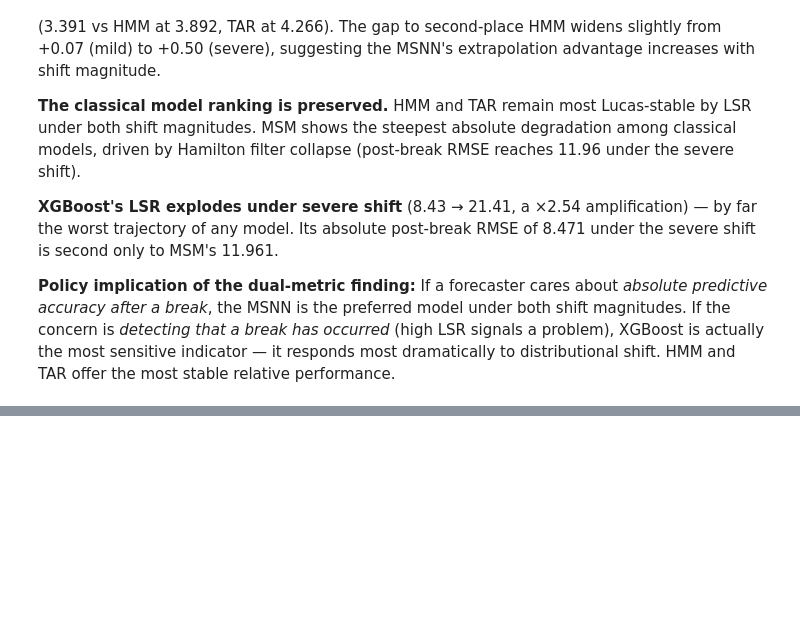
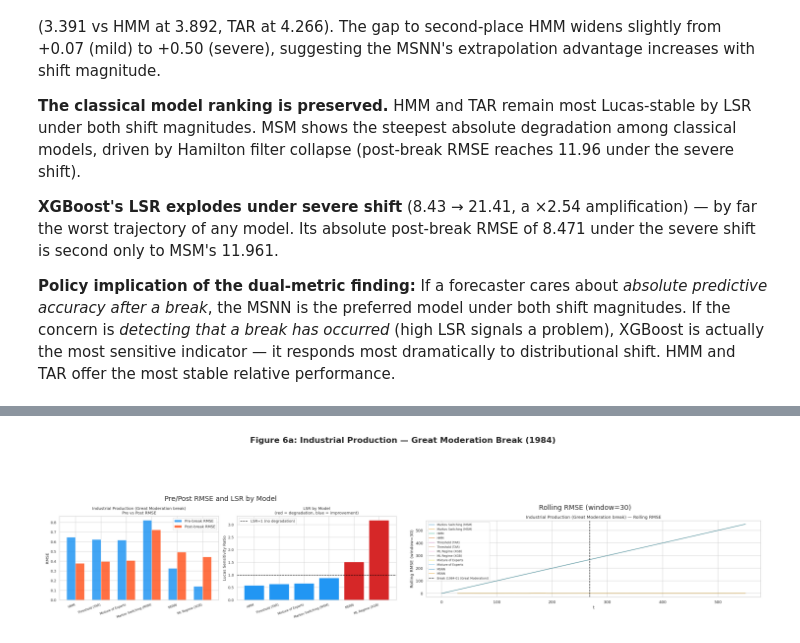
Before and after one commit to claytonbytyci/Lucas-Critique-and-Regimes, a Jupyter notebook: analyses/04_project_report.ipynb, the cells around one changed output, grey strips where cells are left out. Cells and saved outputs as stored; diff of their text form; code cells hidden in the pictures; blank space fills up the shorter version.

```diff
--- a/analyses/04_project_report.ipynb
+++ b/analyses/04_project_report.ipynb
@@ -838,0 +926,16 @@ Several observations stand out:
+# %%
+fig, axes = plt.subplots(1, 2, figsize=(15, 5))
+for ax, fname, title in zip(
+    axes,
+    ['05_indpro_lsr.png', '05_indpro_rolling_rmse.png'],
+    ['Pre/Post RMSE and LSR by Model', 'Rolling RMSE (window=30)'],
+):
+    path = FIGURES_DIR / fname
+    if path.exists():
+        img = mpimg.imread(str(path)); ax.imshow(img)
+    ax.axis('off'); ax.set_title(title, fontsize=10)
+plt.suptitle('Figure 6a: Industrial Production — Great Moderation Break (1984)',
+             fontsize=12, fontweight='bold')
+plt.tight_layout(); plt.show()
+# %% [output]
+[figure, added]
```
Also changed, not shown: parts of 22 cells of this notebook, 19 other files.
